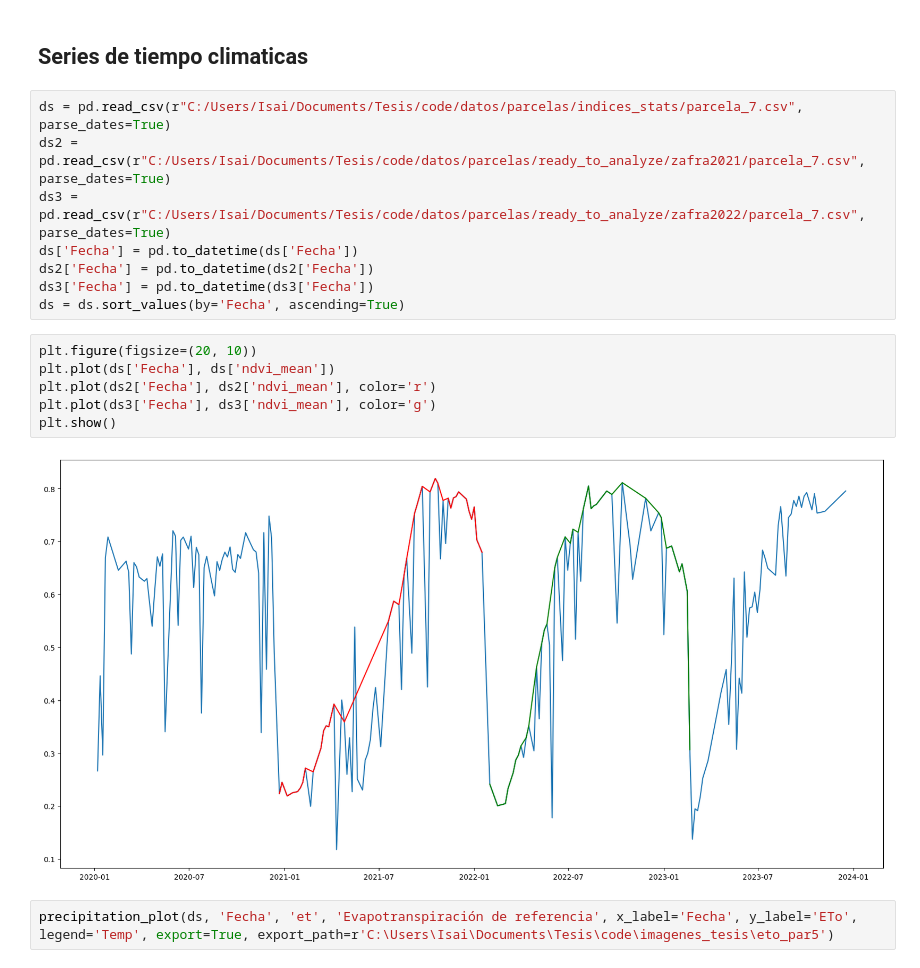
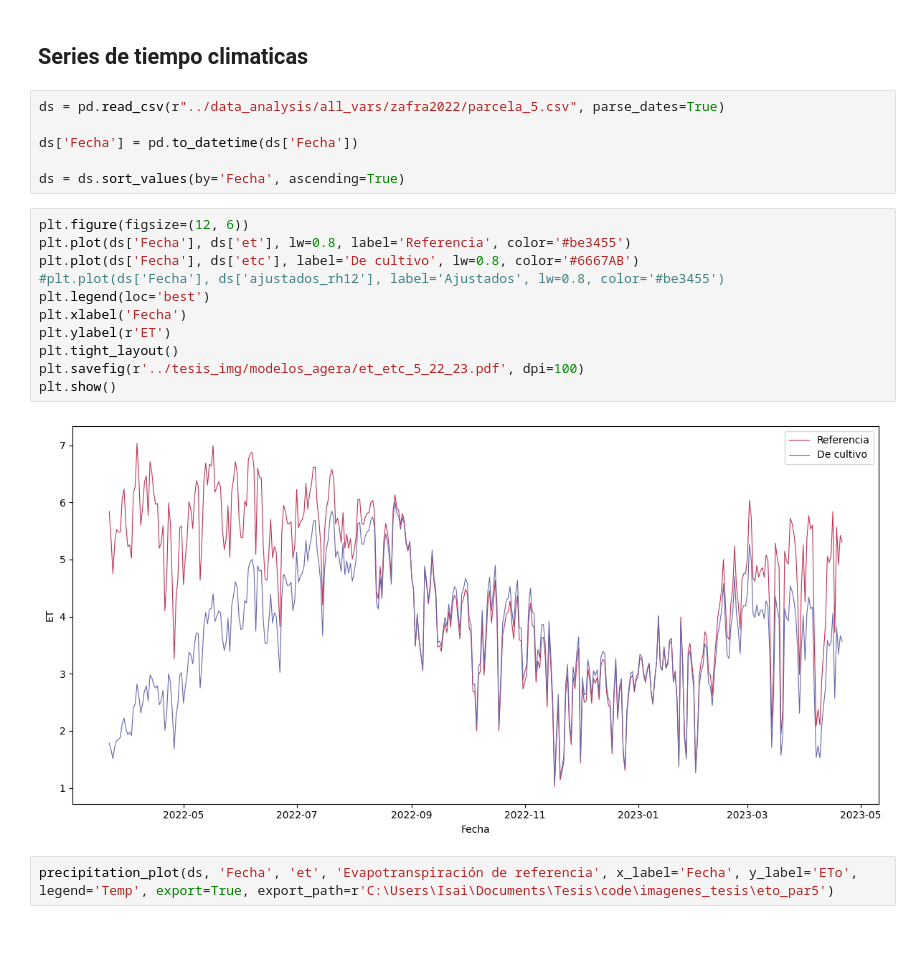
Before and after one commit to VivaldoGP/Tesis, a Jupyter notebook: plot_img_tesis/time_series.ipynb, the cells around one changed output. Drawn from its saved outputs; the diff is of its cells as text; blank space fills up the shorter version.

```diff
--- a/plot_img_tesis/time_series.ipynb
+++ b/plot_img_tesis/time_series.ipynb
@@ -58,21 +58,24 @@ for i in modelados_files:
 # %% [markdown]
 ## Series de tiempo climaticas
 # %%
-ds = pd.read_csv(r"C:/Users/Isai/Documents/Tesis/code/datos/parcelas/indices_stats/parcela_7.csv", parse_dates=True)
-ds2 = pd.read_csv(r"C:/Users/Isai/Documents/Tesis/code/datos/parcelas/ready_to_analyze/zafra2021/parcela_7.csv", parse_dates=True)
-ds3 = pd.read_csv(r"C:/Users/Isai/Documents/Tesis/code/datos/parcelas/ready_to_analyze/zafra2022/parcela_7.csv", parse_dates=True)
+ds = pd.read_csv(r"../data_analysis/all_vars/zafra2022/parcela_5.csv", parse_dates=True)
+
 ds['Fecha'] = pd.to_datetime(ds['Fecha'])
-ds2['Fecha'] = pd.to_datetime(ds2['Fecha'])
-ds3['Fecha'] = pd.to_datetime(ds3['Fecha'])
+
 ds = ds.sort_values(by='Fecha', ascending=True)
 # %%
-plt.figure(figsize=(20, 10))
-plt.plot(ds['Fecha'], ds['ndvi_mean'])
-plt.plot(ds2['Fecha'], ds2['ndvi_mean'], color='r')
-plt.plot(ds3['Fecha'], ds3['ndvi_mean'], color='g')
+plt.figure(figsize=(12, 6))
+plt.plot(ds['Fecha'], ds['et'], lw=0.8, label='Referencia', color='#be3455')
+plt.plot(ds['Fecha'], ds['etc'], label='De cultivo', lw=0.8, color='#6667AB')
+#plt.plot(ds['Fecha'], ds['ajustados_rh12'], label='Ajustados', lw=0.8, color='#be3455')
+plt.legend(loc='best')
+plt.xlabel('Fecha')
+plt.ylabel(r'ET')
+plt.tight_layout()
+plt.savefig(r'../tesis_img/modelos_agera/et_etc_5_22_23.pdf', dpi=100)
 plt.show()
 # %% [output]
-[figure, old version]
+[figure, new version]
 # %%
 precipitation_plot(ds, 'Fecha', 'et', 'Evapotranspiración de referencia', x_label='Fecha', y_label='ETo', legend='Temp', export=True, export_path=r'C:\Users\Isai\Documents\Tesis\code\imagenes_tesis\eto_par5')
 # %% [output]
```
Also changed, not shown: 9 other files.
